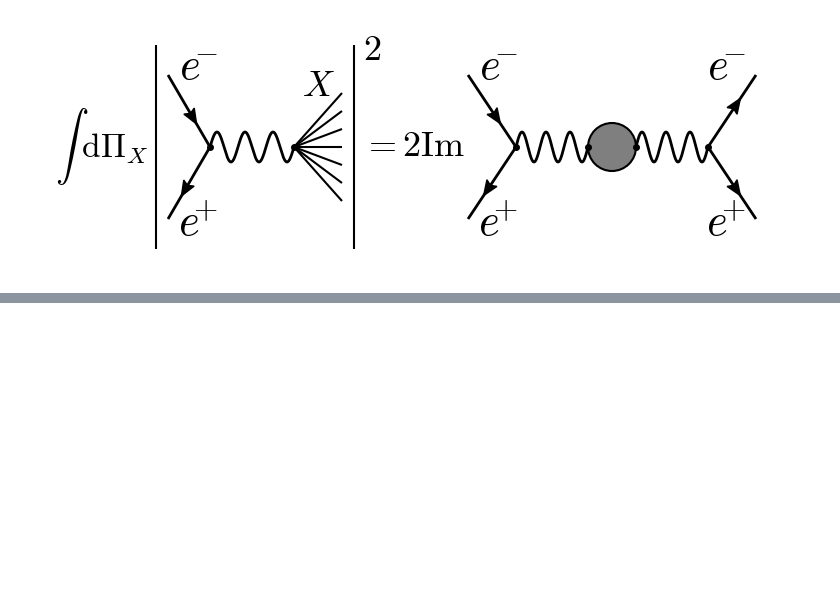
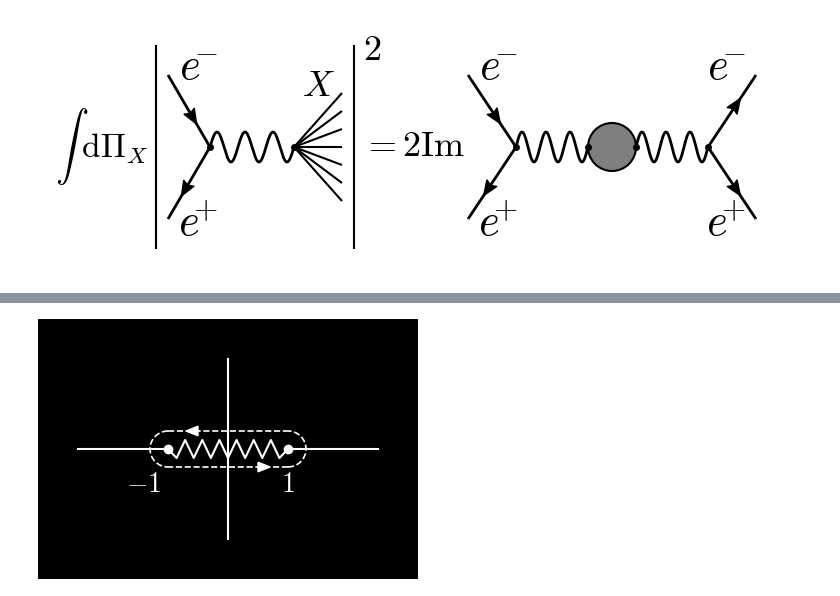
Before and after one commit to PhysCourse/Phenomenology, a Jupyter notebook: plots_with_python/plots_3.ipynb, the cells around one changed output, grey strips where cells are left out. Drawn from its saved outputs; the diff is of its cells as text; code cells hidden in the pictures; blank space fills up the shorter version.

```diff
--- a/plots_with_python/plots_3.ipynb
+++ b/plots_with_python/plots_3.ipynb
@@ -316,0 +508,64 @@ diagram.plot()
+# %%
+from matplotlib.patches import Arc
+
+#Theme.set("light")
+Theme.set("dark")
+main_color = Theme.color()
+style_params = {"color": main_color}
+
+def color_alpha(alpha):
+    return mpl.colors.to_rgba(main_color, alpha=alpha)
+
+arrow_params = {"color": main_color,"width":0.02,"length":0.05}
+fig = plt.figure(figsize=(1.5*2.4,2.4))
+ax = fig.add_axes([0,0,1,1 ], frameon=False)
+diagram = Diagram(ax)
+
+
+ax.set_xlim(0, 1.5*0.4)
+ax.set_ylim(0, 0.4)
+H=0.4
+
+x_saw = np.linspace(0.2,0.4,15,endpoint=True)
+y_saw = np.array([H/2]+[H/2-0.015 if i%2==0 else H/2+0.015 for i in range(len(x_saw)-2)] + [H/2])
+
+
+ax.add_line(mpl.lines.Line2D([0.05, 0.2], [H/2,H/2], linewidth=1.5,color= main_color))
+ax.add_line(mpl.lines.Line2D([0.4, 0.55], [H/2,H/2], linewidth=1.5,color= main_color))
+ax.add_line(mpl.lines.Line2D([0.3, 0.3], [0.05,H-0.05], linewidth=1.5,color= main_color))
+
+ax.plot(x_saw, y_saw, linewidth=1.5,color=color_alpha(1))
+
+ax.scatter([0.2],[H/2],color=color_alpha(1))
+ax.scatter([0.4],[H/2],color=color_alpha(1))
+
+
+diagram.text(0.16,H/2-0.06,r"$-1$",color=color_alpha(1),fontsize=20)
+diagram.text(0.4,H/2-0.06,r"$1$",color=color_alpha(1),fontsize=20)
+
+IntCountur = []
+
+arc = Arc((0.2, H/2), 0.06, 0.06, theta1=90, theta2=-90,linestyle='--', linewidth=1.2,color= main_color)
+ax.add_patch(arc)
+
+arc = Arc((0.4, H/2), 0.06, 0.06, theta1=-90, theta2=90,linestyle='--', linewidth=1.2,color= main_color)
+ax.add_patch(arc)
+
+ax.add_line(mpl.lines.Line2D([0.2, 0.4], [H/2+0.03,H/2+0.03],linestyle='--', linewidth=1.2,color= main_color))
+ax.add_line(mpl.lines.Line2D([0.4, 0.2], [H/2-0.03,H/2-0.03],linestyle='--', linewidth=1.2,color= main_color))
+
+
+
+from matplotlib.patches import Polygon
+
+arrow = Polygon(make_arrow(0.25,H/2+0.03,-1,0,0.016,0.02),color= main_color)
+ax.add_patch(arrow)
+
+arrow = Polygon(make_arrow(0.35,H/2-0.03,1,0,0.016,0.02),color= main_color)
+ax.add_patch(arrow)
+
+plt.show()
+
+fig.savefig(f'../docs/DeepInelastic/OPE/images/OPE_JJpp_complplane-{Theme.suff()}.svg',transparent=True)
+# %% [output]
+[figure, added]
```
Also changed, not shown: parts of 6 cells of this notebook, 25 other files.
